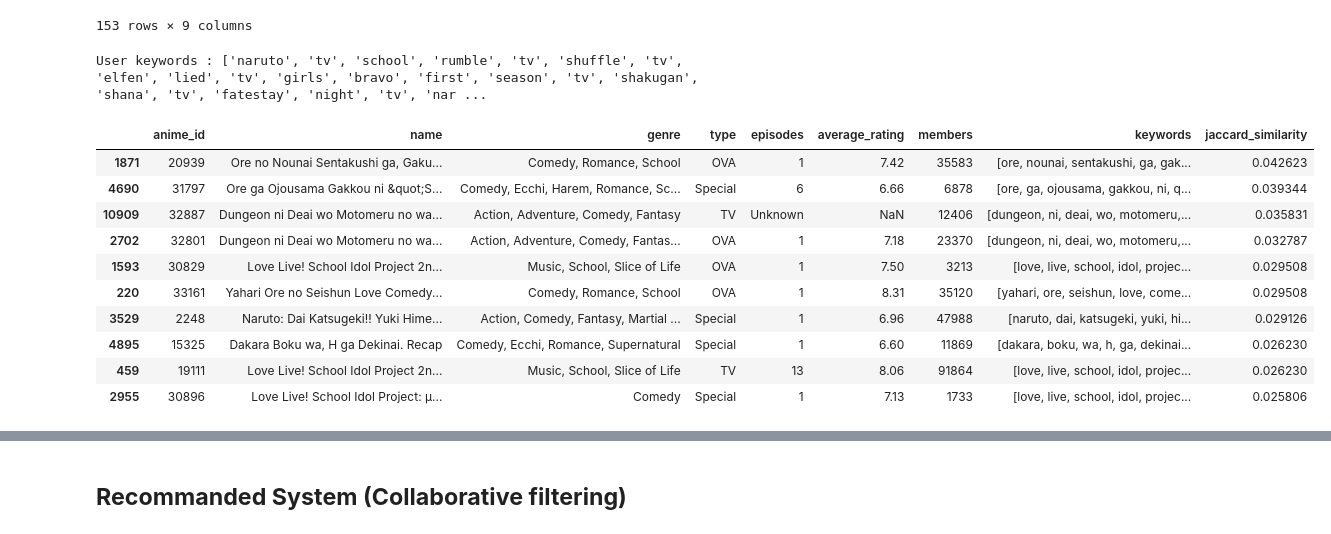
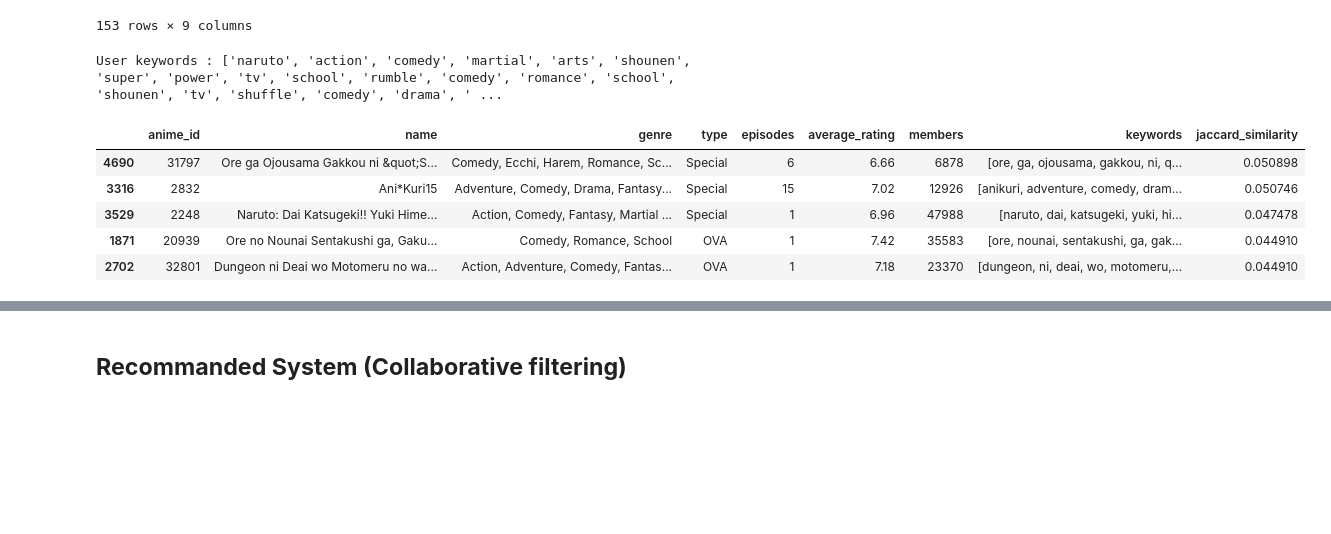
Before and after one commit to phukphoom/anime-recommander-system, a Jupyter notebook: AnimeRecommenderSystem/anime.ipynb, the cells around one changed output, grey strips where cells are left out. Cells and saved outputs as stored; diff of their text form; code cells hidden in the pictures; blank space fills up the shorter version.

```diff
--- a/AnimeRecommenderSystem/anime.ipynb
+++ b/AnimeRecommenderSystem/anime.ipynb
@@ -409,9 +409,9 @@ class ContentBasedFiltering:
 
     def suggest(self, n, debug=False):
         self.anime_df['keywords'] = self.anime_df.apply(
-            lambda x: get_keywords(x['name']) + get_keywords(x['type']), axis=1)
+            lambda x: get_keywords(x['name']) + get_keywords(x['genre']) + get_keywords(x['type']), axis=1)
         self.user_rating_merged_df['keywords'] = self.user_rating_merged_df.apply(
-            lambda x: get_keywords(x['name']) + get_keywords(x['type']), axis=1)
+            lambda x: get_keywords(x['name']) + get_keywords(x['genre']) + get_keywords(x['type']), axis=1)
 
         user_keywords = [
             keyword for keywords in self.user_rating_merged_df['keywords'].tolist() for keyword in keywords
@@ -543,22 +626,17 @@ core.user_rating_merged_df
 | 1093903 | 1 | 31845 | 6.42 | Masou Gakuen HxH | Action, Comedy, Ecchi, Fantasy, H... | TV | 12 | 6.42 | 68025 |
 153 rows × 9 columns
 # %%
-ctb_suggestion_df = core.suggest(n=10, debug=True)
+ctb_suggestion_df = core.suggest(n=5, debug=True)
 
 ctb_suggestion_df
 # %% [output]
-User keywords : ['naruto', 'tv', 'school', 'rumble', 'tv', 'shuffle', 'tv', 'elfen', 'lied', 'tv', 'girls', 'bravo', 'first', 'season', 'tv', 'shakugan', 'shana', 'tv', 'fatestay', 'night', 'tv', 'nar ...
+User keywords : ['naruto', 'action', 'comedy', 'martial', 'arts', 'shounen', 'super', 'power', 'tv', 'school', 'rumble', 'comedy', 'romance', 'school', 'shounen', 'tv', 'shuffle', 'comedy', 'drama', ' ...
 |  | anime_id | name | genre | type | episodes | average_rating | members | keywords | jaccard_similarity |
-| 1871 | 20939 | Ore no Nounai Sentakushi ga, Gaku... | Comedy, Romance, School | OVA | 1 | 7.42 | 35583 | [ore, nounai, sentakushi, ga, gak... | 0.042623 |
-| 4690 | 31797 | Ore ga Ojousama Gakkou ni &quot;S... | Comedy, Ecchi, Harem, Romance, Sc... | Special | 6 | 6.66 | 6878 | [ore, ga, ojousama, gakkou, ni, q... | 0.039344 |
-| 10909 | 32887 | Dungeon ni Deai wo Motomeru no wa... | Action, Adventure, Comedy, Fantasy | TV | Unknown | NaN | 12406 | [dungeon, ni, deai, wo, motomeru,... | 0.035831 |
-| 2702 | 32801 | Dungeon ni Deai wo Motomeru no wa... | Action, Adventure, Comedy, Fantas... | OVA | 1 | 7.18 | 23370 | [dungeon, ni, deai, wo, motomeru,... | 0.032787 |
-| 1593 | 30829 | Love Live! School Idol Project 2n... | Music, School, Slice of Life | OVA | 1 | 7.50 | 3213 | [love, live, school, idol, projec... | 0.029508 |
-| 220 | 33161 | Yahari Ore no Seishun Love Comedy... | Comedy, Romance, School | OVA | 1 | 8.31 | 35120 | [yahari, ore, seishun, love, come... | 0.029508 |
-| 3529 | 2248 | Naruto: Dai Katsugeki!! Yuki Hime... | Action, Comedy, Fantasy, Martial ... | Special | 1 | 6.96 | 47988 | [naruto, dai, katsugeki, yuki, hi... | 0.029126 |
-| 4895 | 15325 | Dakara Boku wa, H ga Dekinai. Recap | Comedy, Ecchi, Romance, Supernatural | Special | 1 | 6.60 | 11869 | [dakara, boku, wa, h, ga, dekinai... | 0.026230 |
-| 459 | 19111 | Love Live! School Idol Project 2n... | Music, School, Slice of Life | TV | 13 | 8.06 | 91864 | [love, live, school, idol, projec... | 0.026230 |
-| 2955 | 30896 | Love Live! School Idol Project: μ... | Comedy | Special | 1 | 7.13 | 1733 | [love, live, school, idol, projec... | 0.025806 |
+| 4690 | 31797 | Ore ga Ojousama Gakkou ni &quot;S... | Comedy, Ecchi, Harem, Romance, Sc... | Special | 6 | 6.66 | 6878 | [ore, ga, ojousama, gakkou, ni, q... | 0.050898 |
+| 3316 | 2832 | Ani*Kuri15 | Adventure, Comedy, Drama, Fantasy... | Special | 15 | 7.02 | 12926 | [anikuri, adventure, comedy, dram... | 0.050746 |
+| 3529 | 2248 | Naruto: Dai Katsugeki!! Yuki Hime... | Action, Comedy, Fantasy, Martial ... | Special | 1 | 6.96 | 47988 | [naruto, dai, katsugeki, yuki, hi... | 0.047478 |
+| 1871 | 20939 | Ore no Nounai Sentakushi ga, Gaku... | Comedy, Romance, School | OVA | 1 | 7.42 | 35583 | [ore, nounai, sentakushi, ga, gak... | 0.044910 |
+| 2702 | 32801 | Dungeon ni Deai wo Motomeru no wa... | Action, Adventure, Comedy, Fantas... | OVA | 1 | 7.18 | 23370 | [dungeon, ni, deai, wo, motomeru,... | 0.044910 |
 # %%
 fig, axs = plt.subplots(ncols=1, figsize=CONFIG.PLT_FIG_SIZE)
 fig.tight_layout(pad=5.0)
```
Also changed, not shown: parts of 7 cells of this notebook.
